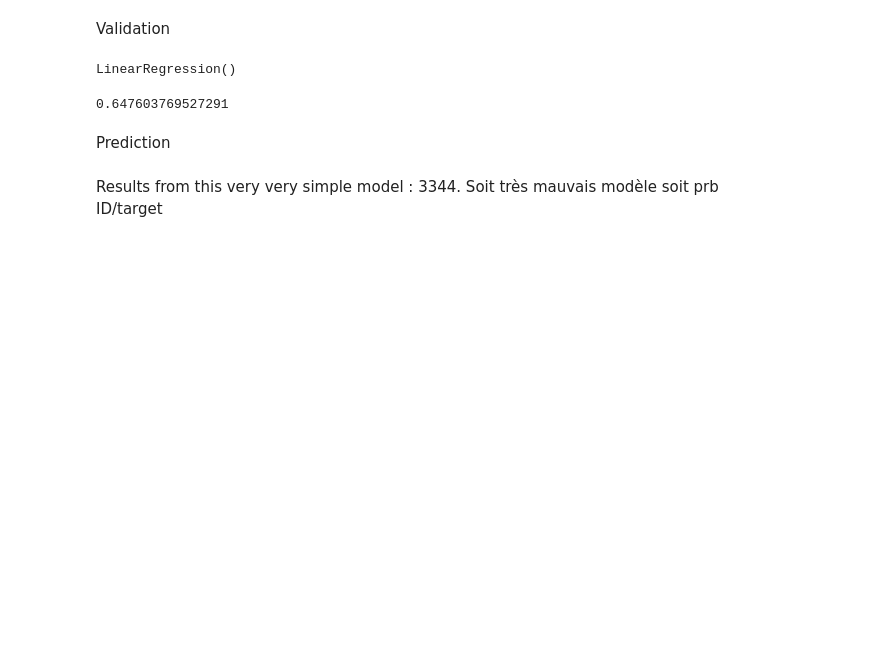
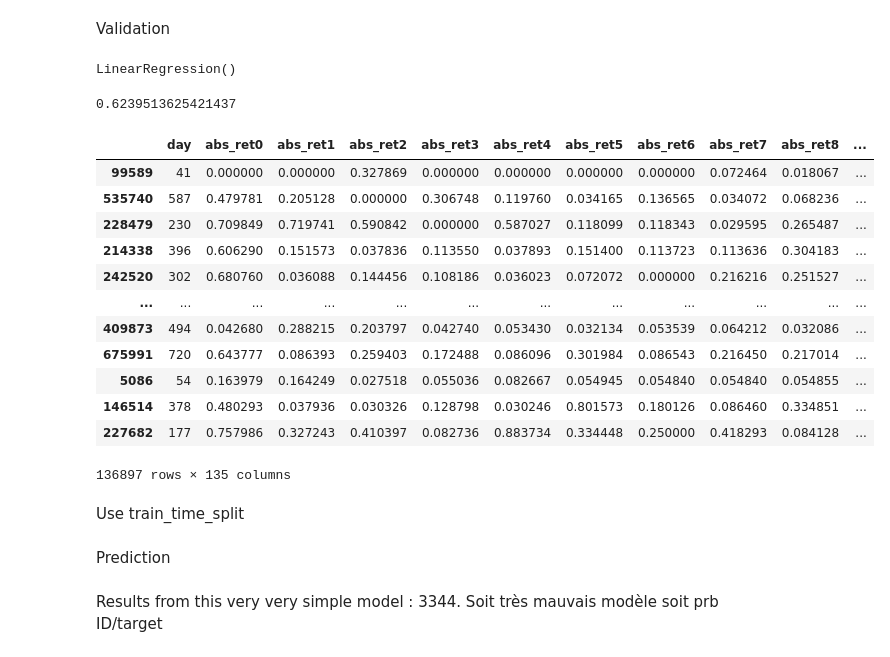
Before and after one commit to 13w13/U4_Prediction_stock_auction_volumes, a Jupyter notebook: notebook/model.ipynb, the cells around one changed output. Saved outputs shown, nothing was run; the diff lists cells and outputs as text; code cells hidden in the pictures; blank space fills up the shorter version.

```diff
--- a/notebook/model.ipynb
+++ b/notebook/model.ipynb
@@ -144,3 +177,3 @@ Interpoloate nan
 # %%
-x_train.iloc[:,3:] = x_train.iloc[:,3:].interpolate(axis=1)
-x_test.iloc[:,3:]  = x_test.iloc[:,3:].interpolate(axis=1)
+#x_train.iloc[:,3:] = x_train.iloc[:,3:].interpolate(axis=1)
+#x_test.iloc[:,3:]  = x_test.iloc[:,3:].interpolate(axis=1)
@@ -211,10 +239,32 @@ regrLinWeighted.fit(train_X_, train_y_)
 # %% [output]
 LinearRegression()
 # %%
-predictions = regrLinWeighted.predict(test_X_)
+test_X_['predict'] = regrLinWeighted.predict(test_X_)
 # %%
 from sklearn.metrics import mean_squared_error
 # %%
 (mean_squared_error(test_y_, predictions))
 # %% [output]
-0.647603769527291
+0.6239513625421437
+# %%
+test_y_=pd.DataFrame(test_y_)
+# %%
+test_X_['error']=test_y_["target"] - test_X_['predict']
+# %%
+test_X_
+# %% [output]
+|  | day | abs_ret0 | abs_ret1 | abs_ret2 | abs_ret3 | abs_ret4 | abs_ret5 | abs_ret6 | abs_ret7 | abs_ret8 | ... |
+| 99589 | 41 | 0.000000 | 0.000000 | 0.327869 | 0.000000 | 0.000000 | 0.000000 | 0.000000 | 0.072464 | 0.018067 | ... |
+| 535740 | 587 | 0.479781 | 0.205128 | 0.000000 | 0.306748 | 0.119760 | 0.034165 | 0.136565 | 0.034072 | 0.068236 | ... |
+| 228479 | 230 | 0.709849 | 0.719741 | 0.590842 | 0.000000 | 0.587027 | 0.118099 | 0.118343 | 0.029595 | 0.265487 | ... |
+| 214338 | 396 | 0.606290 | 0.151573 | 0.037836 | 0.113550 | 0.037893 | 0.151400 | 0.113723 | 0.113636 | 0.304183 | ... |
+| 242520 | 302 | 0.680760 | 0.036088 | 0.144456 | 0.108186 | 0.036023 | 0.072072 | 0.000000 | 0.216216 | 0.251527 | ... |
+| ... | ... | ... | ... | ... | ... | ... | ... | ... | ... | ... | ... |
+| 409873 | 494 | 0.042680 | 0.288215 | 0.203797 | 0.042740 | 0.053430 | 0.032134 | 0.053539 | 0.064212 | 0.032086 | ... |
+| 675991 | 720 | 0.643777 | 0.086393 | 0.259403 | 0.172488 | 0.086096 | 0.301984 | 0.086543 | 0.216450 | 0.217014 | ... |
+| 5086 | 54 | 0.163979 | 0.164249 | 0.027518 | 0.055036 | 0.082667 | 0.054945 | 0.054840 | 0.054840 | 0.054855 | ... |
+| 146514 | 378 | 0.480293 | 0.037936 | 0.030326 | 0.128798 | 0.030246 | 0.801573 | 0.180126 | 0.086460 | 0.334851 | ... |
+| 227682 | 177 | 0.757986 | 0.327243 | 0.410397 | 0.082736 | 0.883734 | 0.334448 | 0.250000 | 0.418293 | 0.084128 | ... |
+136897 rows × 135 columns
+# %% [markdown]
+Use train_time_split
```
Also changed, not shown: parts of 18 cells of this notebook.
